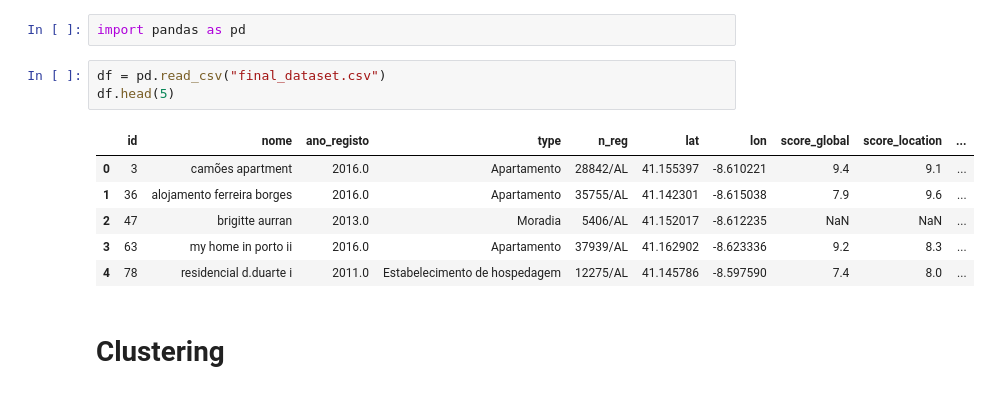
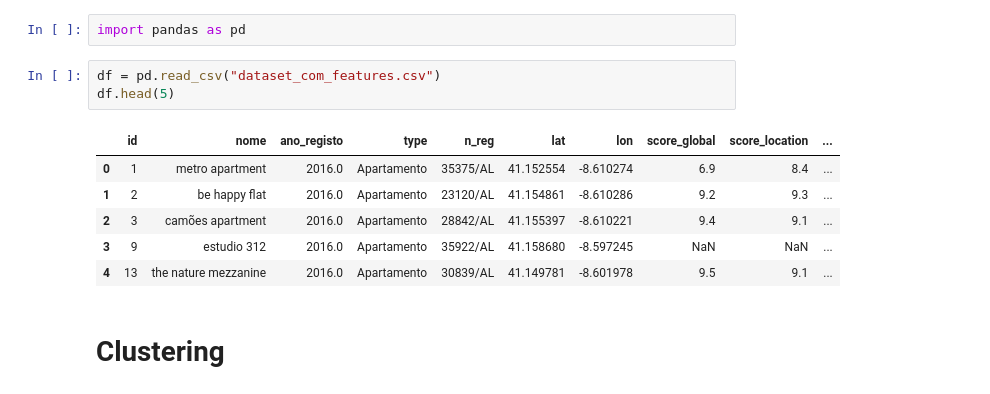
Before and after one commit to msramalho/hackacity2019, a Jupyter notebook: Analysis.ipynb, the cells around one changed output. Drawn from its saved outputs; the diff is of its cells as text.

```diff
--- a/Analysis.ipynb
+++ b/Analysis.ipynb
@@ -3,15 +3,15 @@
 # %%
 import pandas as pd
 # %%
-df = pd.read_csv("final_dataset.csv")
+df = pd.read_csv("dataset_com_features.csv")
 df.head(5)
 # %% [output]
 |  | id | nome | ano_registo | type | n_reg | lat | lon | score_global | score_location | ... |
-| 0 | 3 | camões apartment | 2016.0 | Apartamento | 28842/AL | 41.155397 | -8.610221 | 9.4 | 9.1 | ... |
-| 1 | 36 | alojamento ferreira borges | 2016.0 | Apartamento | 35755/AL | 41.142301 | -8.615038 | 7.9 | 9.6 | ... |
-| 2 | 47 | brigitte aurran | 2013.0 | Moradia | 5406/AL | 41.152017 | -8.612235 | NaN | NaN | ... |
-| 3 | 63 | my home in porto ii | 2016.0 | Apartamento | 37939/AL | 41.162902 | -8.623336 | 9.2 | 8.3 | ... |
-| 4 | 78 | residencial d.duarte i | 2011.0 | Estabelecimento de hospedagem | 12275/AL | 41.145786 | -8.597590 | 7.4 | 8.0 | ... |
+| 0 | 1 | metro apartment | 2016.0 | Apartamento | 35375/AL | 41.152554 | -8.610274 | 6.9 | 8.4 | ... |
+| 1 | 2 | be happy flat | 2016.0 | Apartamento | 23120/AL | 41.154861 | -8.610286 | 9.2 | 9.3 | ... |
+| 2 | 3 | camões apartment | 2016.0 | Apartamento | 28842/AL | 41.155397 | -8.610221 | 9.4 | 9.1 | ... |
+| 3 | 9 | estudio 312 | 2016.0 | Apartamento | 35922/AL | 41.158680 | -8.597245 | NaN | NaN | ... |
+| 4 | 13 | the nature mezzanine | 2016.0 | Apartamento | 30839/AL | 41.149781 | -8.601978 | 9.5 | 9.1 | ... |
 # %% [markdown]
 # Clustering
 # %%
```
Also changed, not shown: parts of 17 cells of this notebook.
